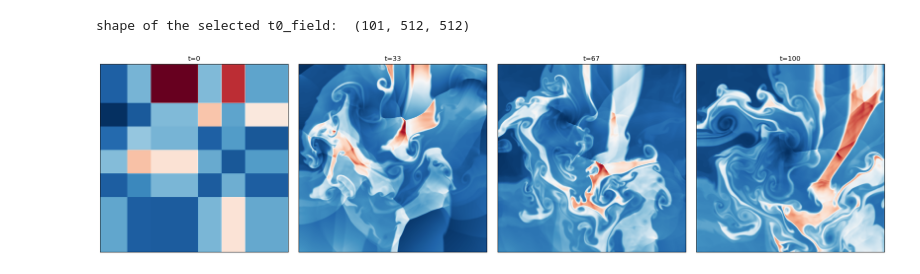
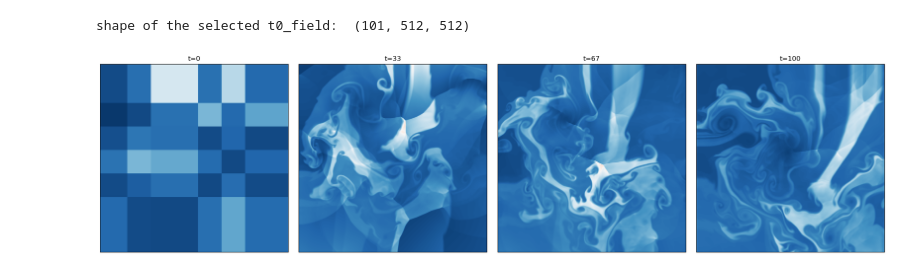
Before and after one commit to PolymathicAI/the_well, a Jupyter notebook: datasets/euler_multi_quadrants_openBC/visualization_euler_multi_quadrants_openBC.ipynb, the cells around one changed output. Drawn from its saved outputs; the diff is of its cells as text; code cells hidden in the pictures.

```diff
--- a/datasets/euler_multi_quadrants_openBC/visualization_euler_multi_quadrants_openBC.ipynb
+++ b/datasets/euler_multi_quadrants_openBC/visualization_euler_multi_quadrants_openBC.ipynb
@@ -55,28 +55,28 @@ shape of the selected t0_field:  (101, 512, 512)
 # %%
 #field is now of shape (n_timesteps, x, y). Let's do a subplot to plot it at t= 0, t= T/3, t= 2T/3 and t= T:
 fig, axs = plt.subplots(1, 4, figsize=(20,5))
 traj_toplot = density
 T = traj_toplot.shape[0]
 
 #same colorbar for all subplots:
-normalize_plots = False
+normalize_plots = True
 cmap =  'RdBu_r'
 
 if normalize_plots:
     vmin = np.nanmin(traj_toplot)
     vmax = np.nanmax(traj_toplot)
     norm = plt.Normalize(vmin=vmin, vmax=vmax)
     for i, t in enumerate([0, T//3, (2*T)//3, T-1]):
         axs[i].imshow(traj_toplot[t], cmap=cmap, norm=norm)
         axs[i].set_xticks([])
         axs[i].set_yticks([])
         axs[i].set_title(f't={t}')
 else:
     for i, t in enumerate([0, T//3, (2*T)//3, T-1]):
         axs[i].imshow(traj_toplot[t], cmap=cmap)
         axs[i].set_xticks([])
         axs[i].set_yticks([])
         axs[i].set_title(f't={t}')
 plt.tight_layout()
 # %% [output]
-[figure, old version]
+[figure, new version]
```
Also changed, not shown: 8 other files.
